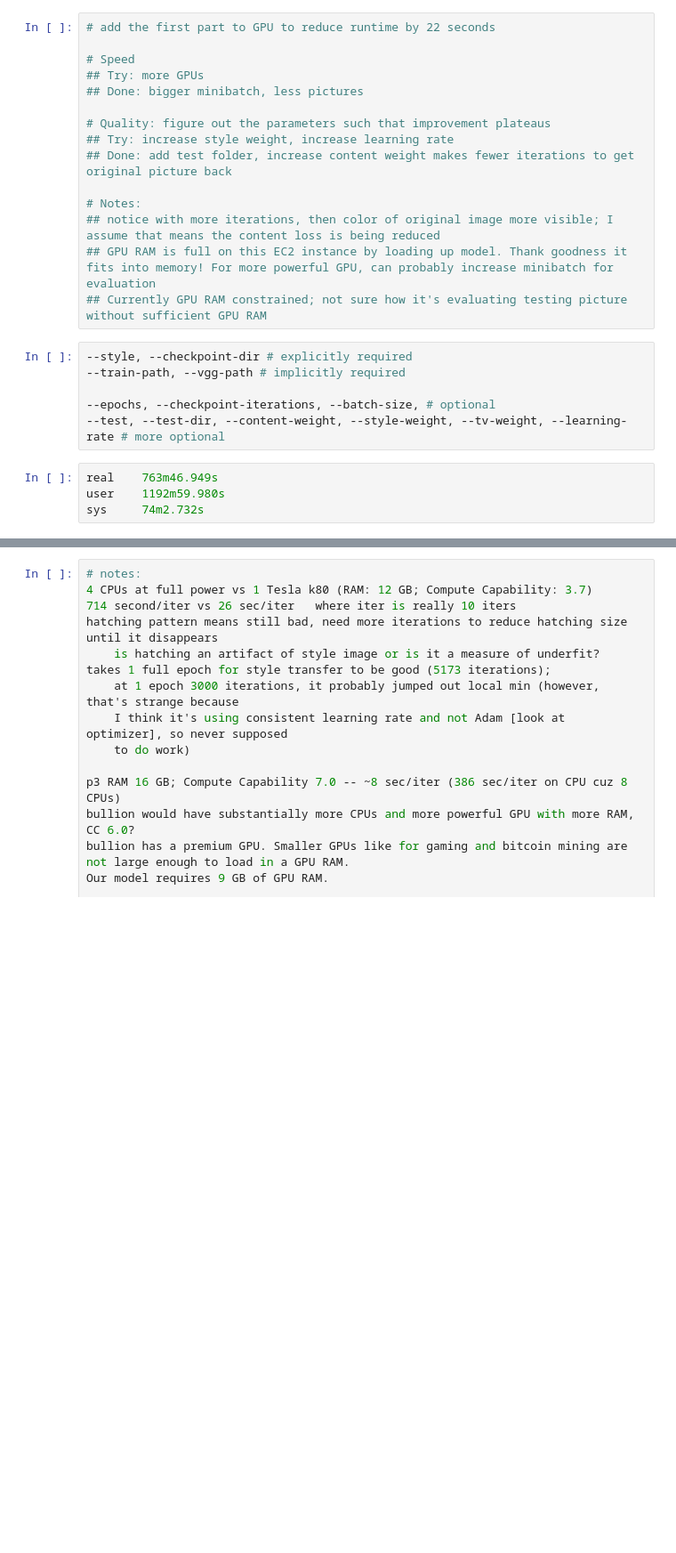
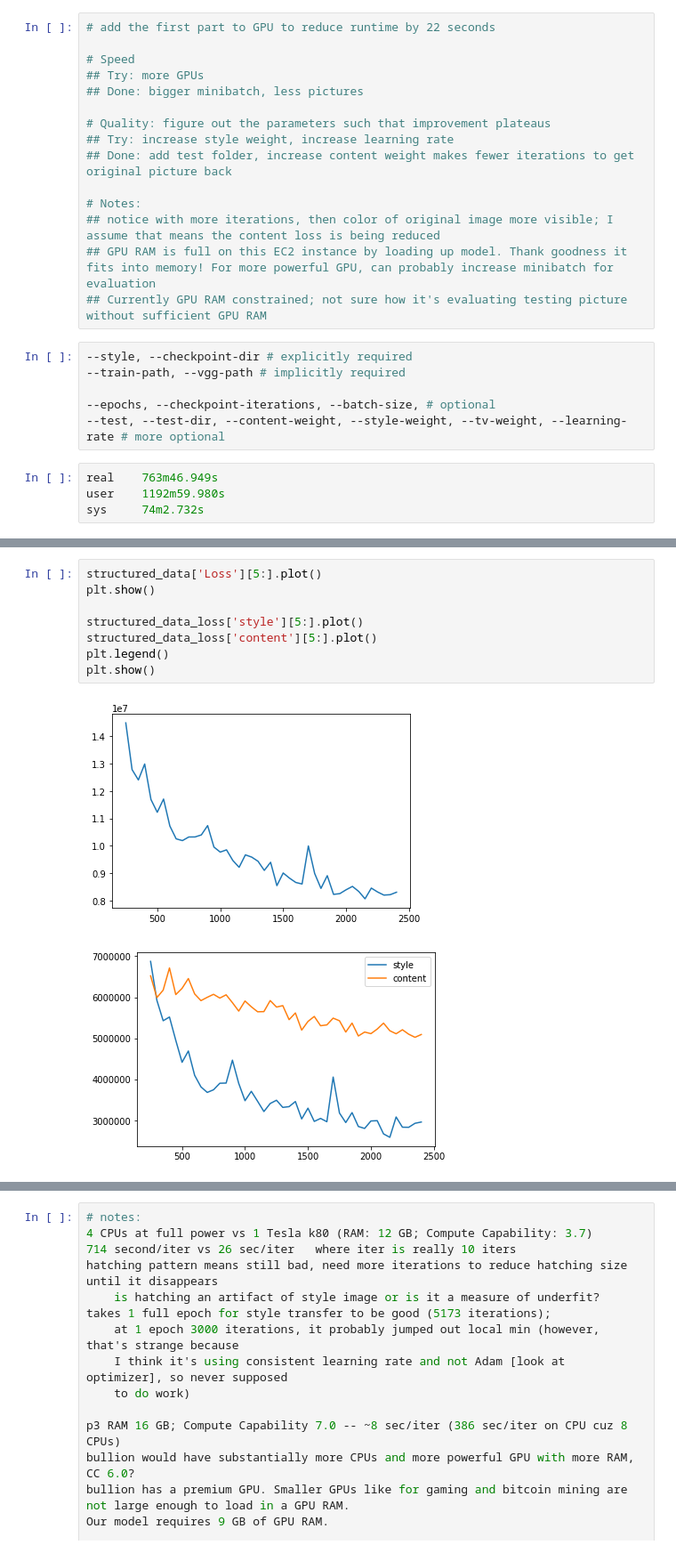
Before and after one commit to eugeneh101/fast-style-transfer, a Jupyter notebook: Training_Style_Model_CPU_vs_GPU_on_Small_Dataset.ipynb, the cells around one changed output, grey strips where cells are left out. Shown: that part at 89% size. Saved outputs shown, nothing was run; the diff lists cells and outputs as text; blank space fills up the shorter version.

```diff
--- a/Training_Style_Model_CPU_vs_GPU_on_Small_Dataset.ipynb
+++ b/Training_Style_Model_CPU_vs_GPU_on_Small_Dataset.ipynb
@@ -140,0 +213,11 @@ sys     74m2.732s
+# %%
+structured_data['Loss'][5:].plot()
+plt.show()
+
+structured_data_loss['style'][5:].plot()
+structured_data_loss['content'][5:].plot()
+plt.legend()
+plt.show()
+# %% [output]
+[figure, added]
+[figure, added]
```
Also changed, not shown: parts of 7 cells of this notebook.
